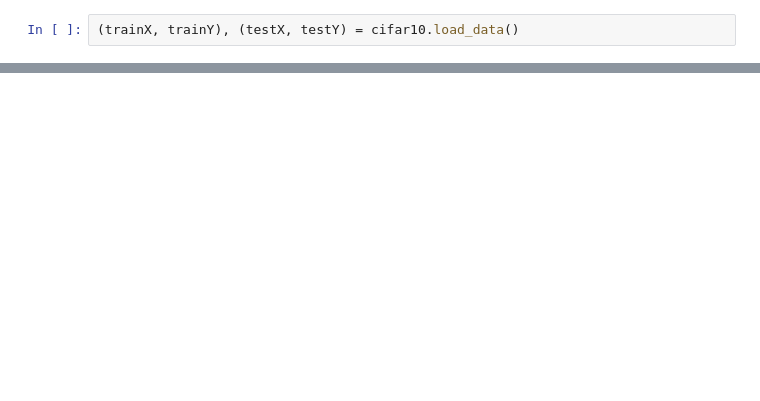
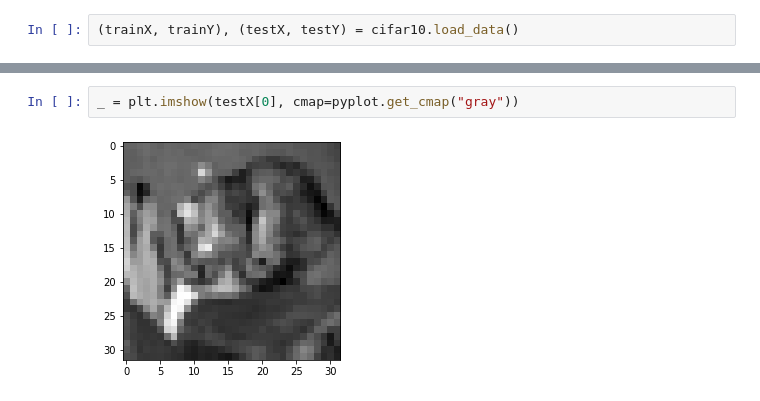
Before and after one commit to mrkaurelius/nag, a Jupyter notebook: notebook/dataset_exp.ipynb, the cells around one changed output, grey strips where cells are left out. Cells and saved outputs as stored; diff of their text form; blank space fills up the shorter version.

```diff
--- a/notebook/dataset_exp.ipynb
+++ b/notebook/dataset_exp.ipynb
@@ -54,0 +47,4 @@ array([59, 62, 63], dtype=uint8)
+# %%
+_ = plt.imshow(testX[0], cmap=pyplot.get_cmap("gray"))
+# %% [output]
+[figure, added]
```
Also changed, not shown: parts of 8 cells of this notebook, 5 other files.
